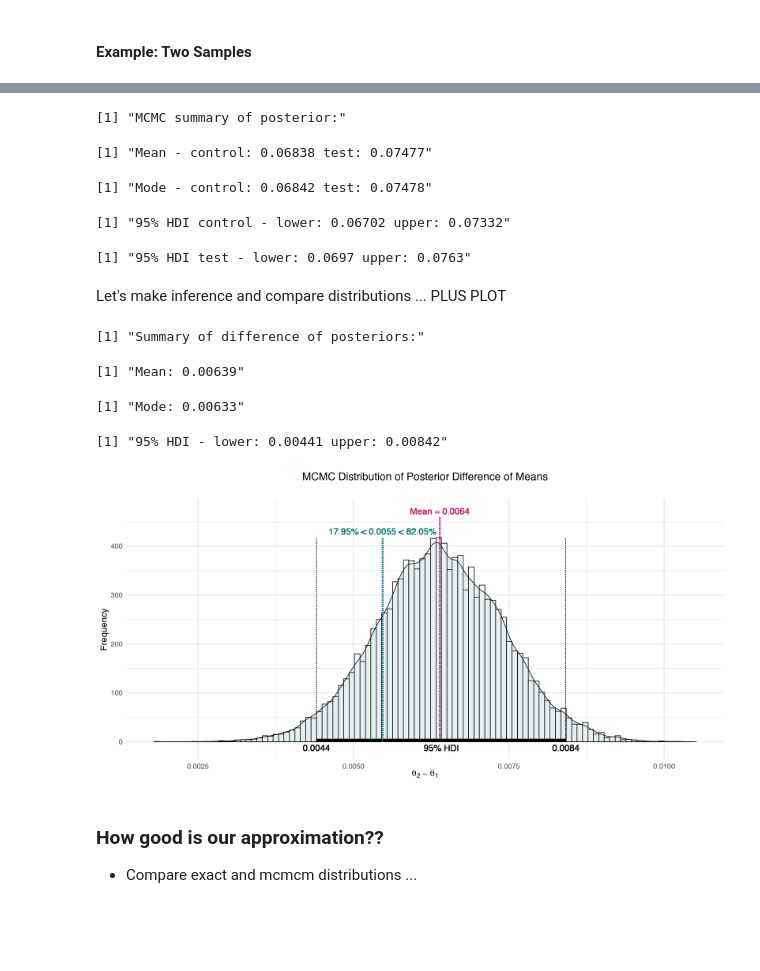
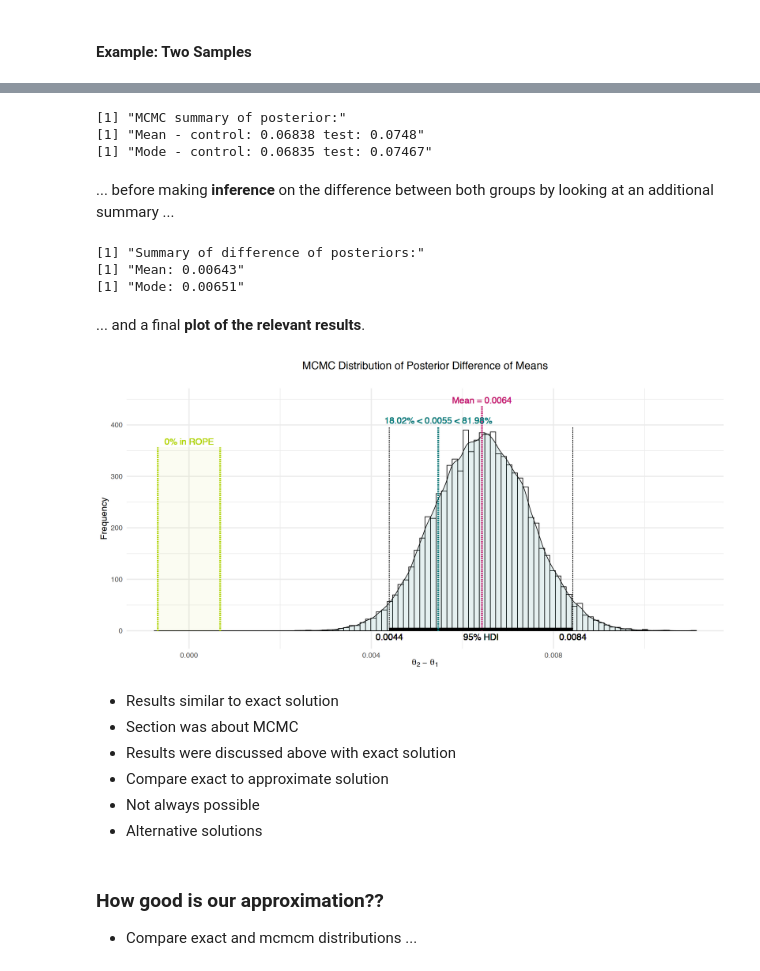
Before and after one commit to pape1412/abtesting_recipes, a Jupyter notebook: R/bayesian_estimation_R.ipynb, the cells around one changed output, grey strips where cells are left out. Cells and saved outputs as stored; diff of their text form; code cells hidden in the pictures; blank space fills up the shorter version.

```diff
--- a/R/bayesian_estimation_R.ipynb
+++ b/R/bayesian_estimation_R.ipynb
@@ -575,7 +570,7 @@ Random walk metropolis ...
 # - http://www.r-5.org/files/books/computers/algo-list/statistics/data-mining/John_K_Kruschke-Doing_Bayesian_Data_Analysis-EN.pdf
 # - https://github.com/boboppie/kruschke-doing_bayesian_data_analysis/blob/master/1e/BernTwoMetropolis.R
 
-metropolis_2d_mcmc <- function(y1, y2, alpha = c(1,1), beta = c(1,1), samples = 1000, burnin = 0.1, theta_init = c(0.5,0.5), sd_init = NULL, seed = NULL){
+metropolis_2d_mcmc <- function(y1, y2, alpha = c(1,1), beta = c(1,1), samples = 1000, burnin = 0.1, theta_init = c(0.5,0.5), cov_mat = NULL, seed = NULL){
 
     # Check inputs
     if (any(is.null(y1),is.null(y2))){
@@ -594,15 +589,11 @@ metropolis_2d_mcmc <- function(y1, y2, alpha = c(1,1), beta = c(1,1), samples =
         #
         # Args:
         # - theta: Probability of success, generated at random
-        # - data: Vector with data for single sample
+        # - z: Number of successes in input vectors y1 and y2
+        # - N: Number of observations in input vector y1 and y2
         #
         # Returns:
         # - llh: Log-likelihood
-        #
-        # Notes:
-        # The theta values passed into this function are generated at random,
-        # and therefore might be inadvertently greater than 1 or less than 0.
-        # The likelihood for theta > 1 or for theta < 0 is zero:
 
         return(dbinom(x = z[1], size = N[1], prob = theta[1], log = T) +
                dbinom(x = z[2], size = N[2], prob = theta[2], log = T))
@@ -615,7 +606,7 @@ metropolis_2d_mcmc <- function(y1, y2, alpha = c(1,1), beta = c(1,1), samples =
         #
         # Args:
         # - theta: Probability of success, generated at random
-        # - shape1, shape2: Non-negative parameters of beta distribution
+        # - shape1, shape2: Vectors of non-negative parameters of beta distribution
         #
         # Returns:
         # - Log-likelihood of prior
@@ -648,30 +639,26 @@ metropolis_2d_mcmc <- function(y1, y2, alpha = c(1,1), beta = c(1,1), samples =
     # Define burn-in (e.g. drop first 10% of thetas)
     burnin = ceiling(burnin * samples)
 
-    # Keep track of accepts/rejections
-    # n_accepted <- 0
-    # n_rejected <- 0
-
     # Set seed and run chains
     if(!is.null(seed)){set.seed(seed)}
 
     for (i in 1:samples) {
 
-        # Proposed theta centered at current value: If proposed parameter is
-        # outside its range keep its current value, otherwise keep the
-        # proposed value (current + proposed)
+        # Proposed thetas centered at current values
         theta_curr <- chain[i,]
-        theta_prop <- mvrnorm(n = 1, mu = theta_curr, Sigma = sd_init)
+        theta_prop <- mvrnorm(n = 1, mu = theta_curr, Sigma = cov_mat)
 
-        #  If any of the values in thetas_prop is not in [0, 1.0] then replace their value with
-        # the same element in theta_curr, otherwise keep their values
+        # If any of the proposed parameters is outside its range
+        # keep its current value, otherwise keep the proposed value
+        # That's simply because likelihood for theta > 1 or for
+        # theta < 0 is zero
         theta_prop <- mapply(FUN = function(x,y) ifelse((x > 1 | x < 0), y, x), x = theta_prop, y = chain[i,])
 
         # Calculate joint probability of accepting new value of theta
         prob_accept <- min(1.0, exp(log_posterior(theta_prop) - log_posterior(theta_curr)))
 
         # Generate a random uniform value from the interval [0,1] to
-        # decide whether or not to accept the proposed theta
+        # decide whether or not to accept the proposed thetas
         if(runif(1) < prob_accept){
             chain[i+1,] <- theta_prop
         } else {
@@ -691,4 +678,4 @@ sd2 <- 0.0015
 cov_mat <- matrix(c(sd1^2, 0.00, 0.00, sd2^2), nrow = 2, ncol = 2)
 
 # Run metropolis sampler
-chain <- metropolis_2d_mcmc(y_control, y_test, alpha = c(alpha,alpha), beta = c(beta,beta), samples = samples, sd_init = cov_mat)
+chain <- metropolis_2d_mcmc(y_control, y_test, alpha = c(alpha,alpha), beta = c(beta,beta), samples = samples, cov_mat = cov_mat)
@@ -712,19 +699,15 @@ chain_beta <- (1-chain_mean) * ((chain_mean * (1-chain_mean) / chain_sd^2) - 1)
 chain_df <- data.frame(chain)
 
 # Print summary of chain
-paste0("MCMC summary of posterior:")
-paste0("Mean - control: ", round(chain_mean[[1]], 5), " test: ", round(chain_mean[[2]], 5))
-paste0("Mode - control: ", round(chain_mode[[1]], 5), " test: ", round(chain_mode[[2]], 5))
-paste0("95% HDI control - lower: ", round(chain_hdi[1,1], 5), " upper: ", round(chain_hdi[1,2], 5))
-paste0("95% HDI test - lower: ", round(chain_hdi[2,1], 5), " upper: ", round(chain_hdi[2,2], 5))
+print(paste0("MCMC summary of posterior:"))
+print(paste0("Mean - control: ", round(chain_mean[[1]], 5), " test: ", round(chain_mean[[2]], 5)))
+print(paste0("Mode - control: ", round(chain_mode[[1]], 5), " test: ", round(chain_mode[[2]], 5)))
 # %% [output]
 [1] "MCMC summary of posterior:"
+[1] "Mean - control: 0.06838 test: 0.0748"
+[1] "Mode - control: 0.06835 test: 0.07467"
-[1] "Mean - control: 0.06838 test: 0.07477"
-[1] "Mode - control: 0.06842 test: 0.07478"
-[1] "95% HDI control - lower: 0.06702 upper: 0.07332"
-[1] "95% HDI test - lower: 0.0697 upper: 0.0763"
-# %% [markdown]
-Let's make inference and compare distributions ... PLUS PLOT
+# %% [markdown]
+... before making __inference__ on the difference between both groups by looking at an additional summary ...
 # %%
 # Generate summary statistics
 diffs <- data.frame(diff = chain[,2] - chain[,1])
@@ -735,24 +718,33 @@ diffs_density <- density(diffs$diff)
 diffs_mode <- diffs_density$x[which.max(diffs_density$y)]
 
 # Print summary
-paste0("Summary of difference of posteriors:")
-paste0("Mean: ", round(diffs_mean, 5))
-paste0("Mode: ", round(diffs_mode, 5))
-paste0("95% HDI - lower: ", round(diffs_hdi[1], 5), " upper: ", round(diffs_hdi[2], 5))
+print(paste0("Summary of difference of posteriors:"))
+print(paste0("Mean: ", round(diffs_mean, 5)))
+print(paste0("Mode: ", round(diffs_mode, 5)))
 # %% [output]
 [1] "Summary of difference of posteriors:"
+[1] "Mean: 0.00643"
+[1] "Mode: 0.00651"
-[1] "Mean: 0.00639"
-[1] "Mode: 0.00633"
-[1] "95% HDI - lower: 0.00441 upper: 0.00842"
+# %% [markdown]
+... and a final __plot of the relevant results__.
 # %%
 # Define new comparison value based on posterior of control
 val <- mean(chain[,1]) * (1+h0) - mean(chain[,1])
 
 # Plot histogram
 title = "MCMC Distribution of Posterior Difference of Means"
-plot_histogram(diffs, title, val)
+#plot_histogram(diffs, title, val)
+xlab = expression(theta[2]~-~~theta[1])
+plot_histogram(diffs, title = title, comparison_value = comparison_val, rope = rope, xlab = xlab)
 # %% [output]
-[figure, old version]
+[figure, new version]
+# %% [markdown]
+- Results similar to exact solution
+- Section was about MCMC
+- Results were discussed above with exact solution
+- Compare exact to approximate solution
+- Not always possible
+- Alternative solutions
 # %% [markdown]
 ### How good is our approximation??
 - Compare exact and mcmcm distributions ...
```
Also changed, not shown: parts of 18 cells of this notebook.
